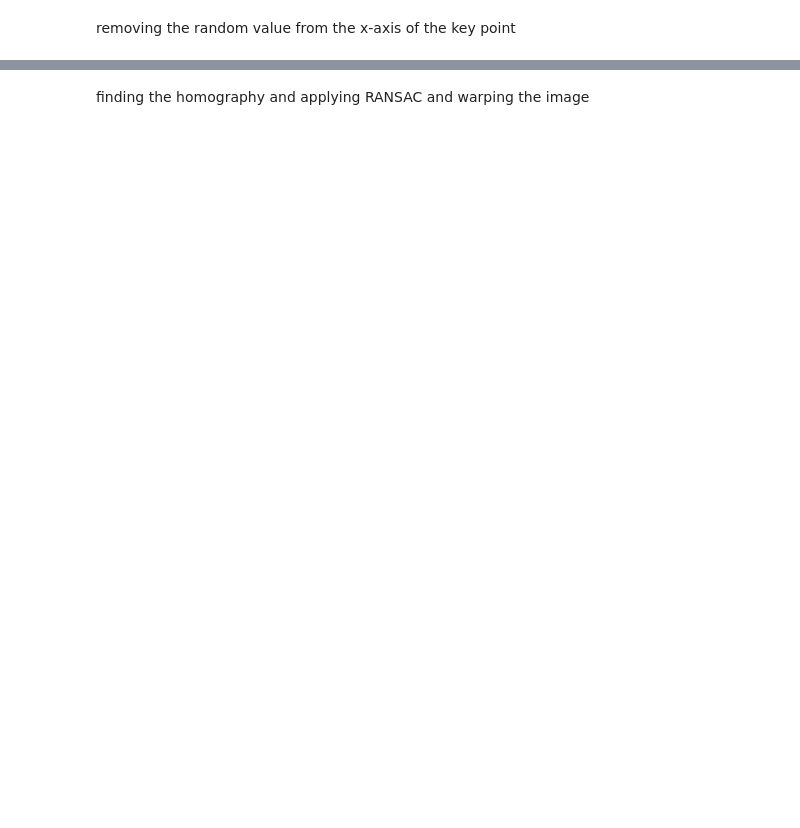
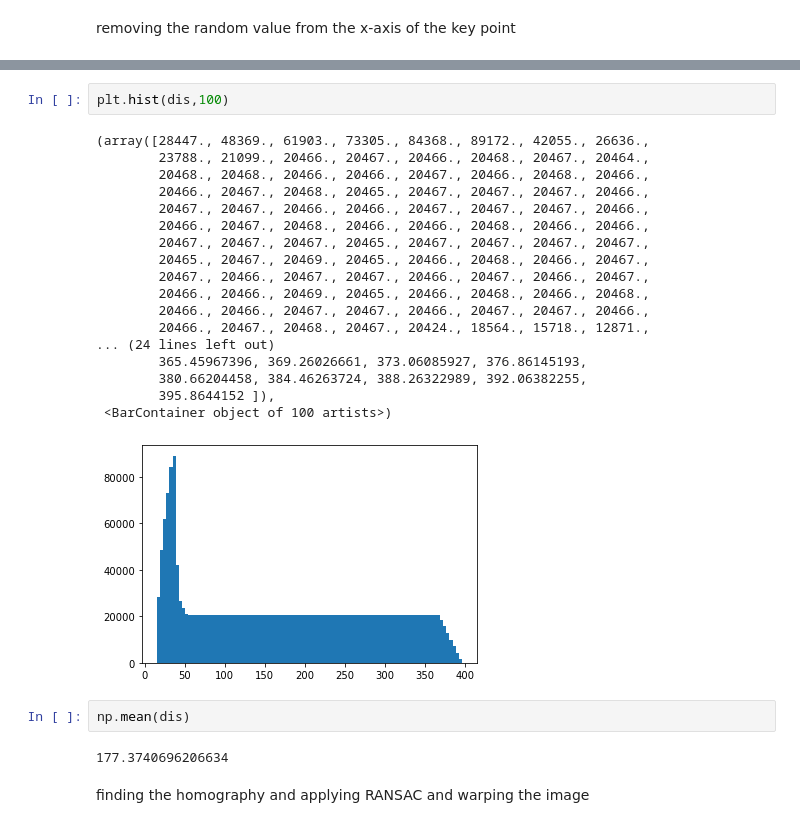
Before and after one commit to knhamad/Experiments, a Jupyter notebook: Imagealignment.ipynb, the cells around one changed output, grey strips where cells are left out. Cells and saved outputs as stored; diff of their text form; blank space fills up the shorter version.

```diff
--- a/Imagealignment.ipynb
+++ b/Imagealignment.ipynb
@@ -131,3 +251,28 @@ k_11[:,0]=k_11[:,0]-n
+# %%
+plt.hist(dis,100)
+# %% [output]
+(array([28447., 48369., 61903., 73305., 84368., 89172., 42055., 26636.,
+        23788., 21099., 20466., 20467., 20466., 20468., 20467., 20464.,
+        20468., 20468., 20466., 20466., 20467., 20466., 20468., 20466.,
+        20466., 20467., 20468., 20465., 20467., 20467., 20467., 20466.,
+        20467., 20467., 20466., 20466., 20467., 20467., 20467., 20466.,
+        20466., 20467., 20468., 20466., 20466., 20468., 20466., 20466.,
+        20467., 20467., 20467., 20465., 20467., 20467., 20467., 20467.,
+        20465., 20467., 20469., 20465., 20466., 20468., 20466., 20467.,
+        20467., 20466., 20467., 20467., 20466., 20467., 20466., 20467.,
+        20466., 20466., 20469., 20465., 20466., 20468., 20466., 20468.,
+        20466., 20466., 20467., 20467., 20466., 20467., 20467., 20466.,
+        20466., 20467., 20468., 20467., 20424., 18564., 15718., 12871.,
+... (24 lines left out)
+        365.45967396, 369.26026661, 373.06085927, 376.86145193,
+        380.66204458, 384.46263724, 388.26322989, 392.06382255,
+        395.8644152 ]),
+ <BarContainer object of 100 artists>)
+[figure, added]
+# %%
+np.mean(dis)
+# %% [output]
+177.3740696206634
 # %% [markdown]
 finding the homography and applying RANSAC and warping the image
 # %%
```
Also changed, not shown: parts of 30 cells of this notebook.
